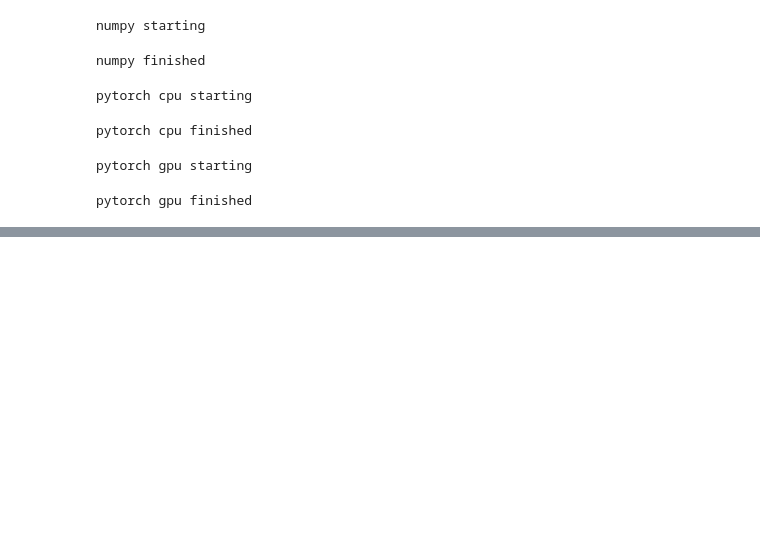
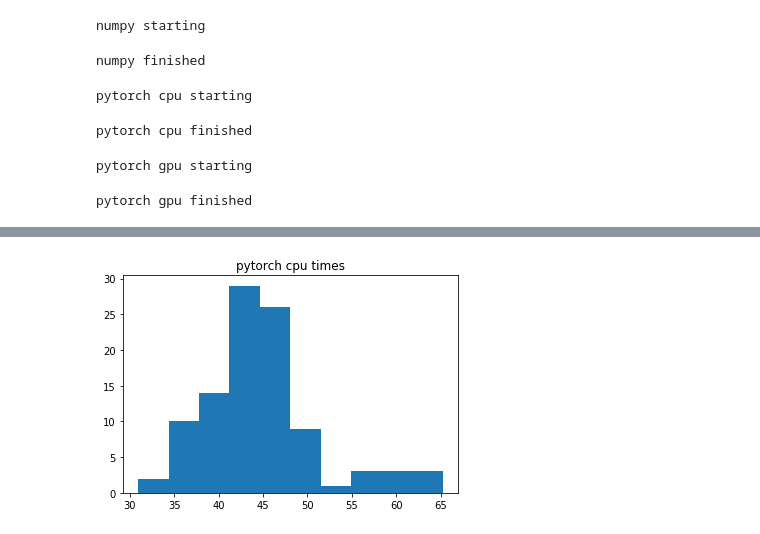
Before and after one commit to rkingery/self_selecting_neural_nets, a Jupyter notebook: perf/ss_ipynb.ipynb, the cells around one changed output, grey strips where cells are left out. Cells and saved outputs as stored; diff of their text form; code cells hidden in the pictures; blank space fills up the shorter version.

```diff
--- a/perf/ss_ipynb.ipynb
+++ b/perf/ss_ipynb.ipynb
@@ -263,0 +241,6 @@ incarnation: 9523508066745545685
+# %%
+plt.hist(times_pt_cpu)
+plt.title('pytorch cpu times')
+plt.show()
+# %% [output]
+[figure, added]
```
Also changed, not shown: parts of 10 cells of this notebook.
